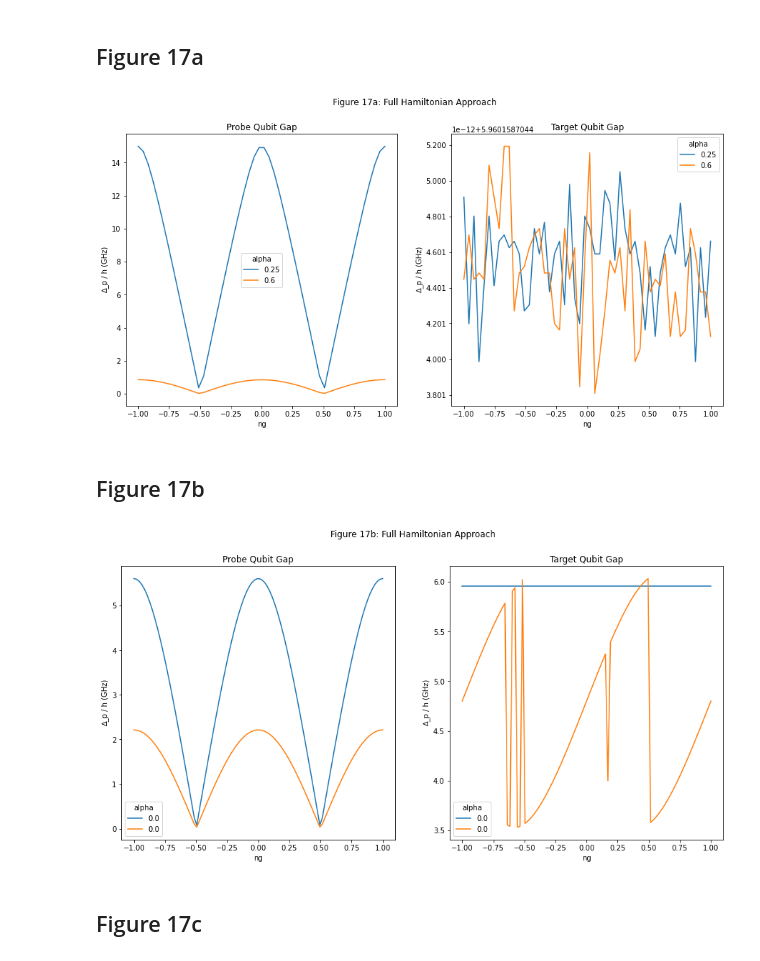
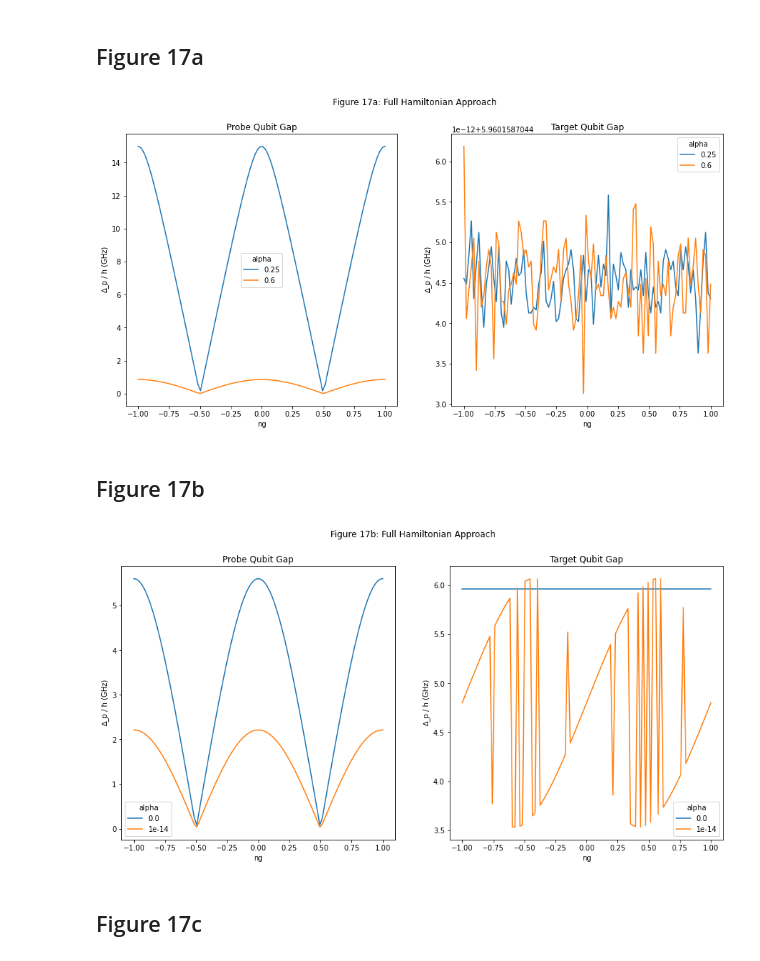
Before and after one commit to Dan5762/Transmon-Project, a Jupyter notebook: CM - Direct Coupling.ipynb, the cells around one changed output. Drawn from its saved outputs; the diff is of its cells as text; code cells hidden in the pictures.

```diff
--- a/CM - Direct Coupling.ipynb
+++ b/CM - Direct Coupling.ipynb
@@ -33,7 +33,7 @@ flux_quanta = h / (2 * e_charge)
 # %%
 class SparseSystem:
 
-    def __init__(self, Ejp=121e9, Ejt=121e9, Cjp=8e-15, Cjt=8e-15, Cc=5e-15, Ct=5e-15, alpha=0.4, ng=0.25, flux=0.5, ncut=2):
+    def __init__(self, Ejp=121e9, Ejt=200e9, Cjp=8e-15, Cjt=8e-15, Cc=5e-15, Ct=5e-15, alpha=0.4, ng=0.25, flux=0.5, ncut=2):
         self.h = 6.626e-34
         self.hbar = 1.055e-34
         self.e_charge = -1.60218e-19
@@ -399,8 +399,6 @@ class SparseSystem:
             except AttributeError:
                 self.init_prod_states()
 
-        ## Change to charge state on \hat{n}
-
         g_parr = self.hc(self.ket_p1).dot(self.H_pt.dot(self.ket_m1)).toarray()[0][0]
 
         return g_parr
@@ -550,15 +548,15 @@ g_perp: 3.4777533335213395e-36
 ## Figure 17a
 # %%
 system = SparseSystem(ncut=4, Cc=0)
-fig17a_ngs = np.linspace(-1, 1, 50)
+fig17a_ngs = np.linspace(-1, 1, 100)
 alphas = np.linspace(0.25, 0.6, 2)
-fig17a_data_p = {}
+fig17a_data_p, fig17a_data_t = {}, {}
 
 for alpha in alphas:
     system.alpha = alpha
     fig17a_data_p[alpha] = []
     fig17a_data_t[alpha] = []
-    for ng in tqdm(fig17a_ngs_p):
+    for ng in tqdm(fig17a_ngs):
         system.ng = ng
 
         # Full Hamiltonina Approach
@@ -570,25 +568,25 @@ for alpha in alphas:
 # %%
 f = plt.figure(figsize=(15,7))
 f.suptitle('Figure 17a: Full Hamiltonian Approach')
 
 ax1 = f.add_subplot(121)
 ax1.title.set_text('Probe Qubit Gap')
 for alpha in fig17a_data_p.keys():
-    ax1.plot(fig17a_ngs_p, [np.abs(np.real(delta * 1e-9)) / h for delta in fig17a_data_p[alpha]], label=round(alpha,2))
+    ax1.plot(fig17a_ngs, [np.abs(np.real(delta * 1e-9)) / h for delta in fig17a_data_p[alpha]], label=round(alpha,2))
 ax1.legend(title='alpha')
 ax1.set_xlabel('ng')
 ax1.set_ylabel('∆_p / h (GHz)')
 
 ax2 = f.add_subplot(122)
 ax2.title.set_text('Target Qubit Gap')
 for alpha in fig17a_data_t.keys():
     ax2.plot(fig17a_ngs, [np.abs(np.real(delta * 1e-9)) / h for delta in fig17a_data_t[alpha]], label=round(alpha,2))
 ax2.legend(title='alpha')
 ax2.set_xlabel('ng')
 ax2.set_ylabel('∆_p / h (GHz)')
 plt.show()
 # %% [output]
-[figure, old version]
+[figure, new version]
 # %% [markdown]
 ## Figure 17b
 # %%
@@ -615,22 +613,22 @@ f.suptitle('Figure 17b: Full Hamiltonian Approach')
 
 ax1 = f.add_subplot(121)
 ax1.title.set_text('Probe Qubit Gap')
-for alpha in fig17b_data_p.keys():
-    ax1.plot(fig17b_ngs, [np.abs(np.real(delta * 1e-9)) / h for delta in fig17b_data_p[alpha]], label=round(alpha,2))
+for Cc in fig17b_data_p.keys():
+    ax1.plot(fig17b_ngs, [np.abs(np.real(delta * 1e-9)) / h for delta in fig17b_data_p[Cc]], label=Cc)
 ax1.legend(title='alpha')
 ax1.set_xlabel('ng')
 ax1.set_ylabel('∆_p / h (GHz)')
 
 ax2 = f.add_subplot(122)
 ax2.title.set_text('Target Qubit Gap')
-for alpha in fig17b_data_t.keys():
-    ax2.plot(fig17b_ngs, [np.abs(np.real(delta * 1e-9)) / h for delta in fig17b_data_t[alpha]], label=round(alpha,2))
+for Cc in fig17b_data_t.keys():
+    ax2.plot(fig17b_ngs, [np.abs(np.real(delta * 1e-9)) / h for delta in fig17b_data_t[Cc]], label=Cc)
 ax2.legend(title='alpha')
 ax2.set_xlabel('ng')
 ax2.set_ylabel('∆_p / h (GHz)')
 plt.show()
 # %% [output]
-[figure, old version]
+[figure, new version]
 # %% [markdown]
 ## Figure 17c
 # %%
```
Also changed, not shown: parts of 7 cells of this notebook, 3 other files.
